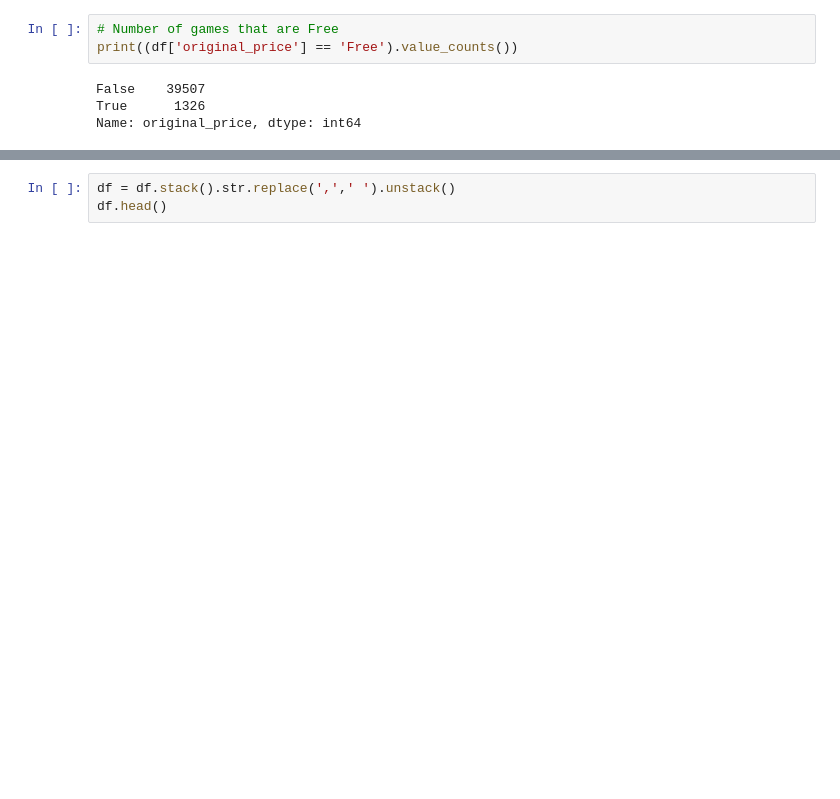
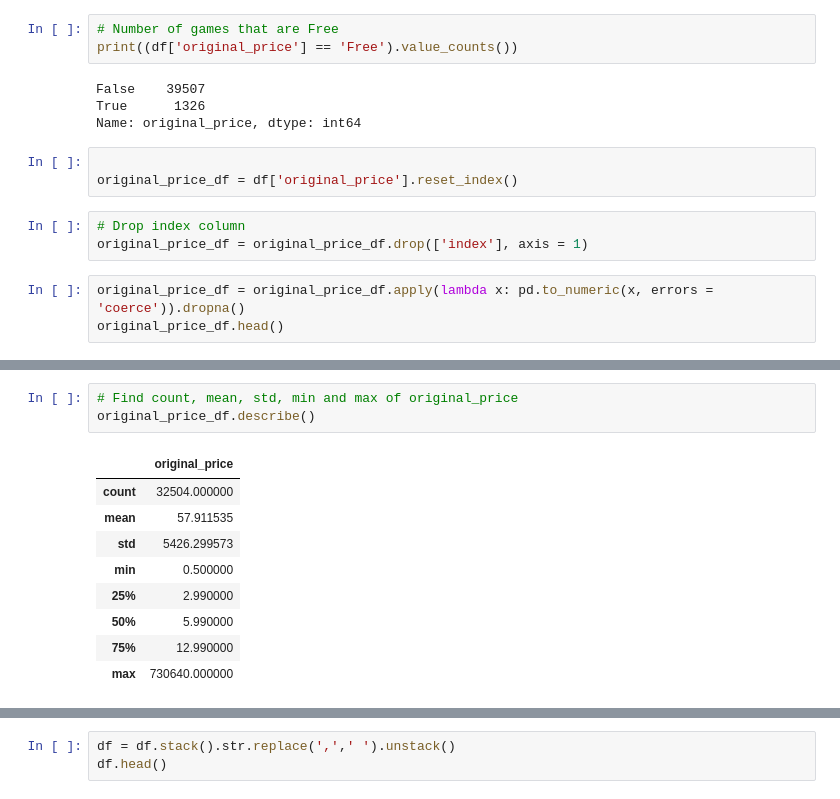
Before and after one commit to dplem/Steam-Game-Recommender, a Jupyter notebook: models/steam_game_exploratory_analysis.ipynb, the cells around one changed output, grey strips where cells are left out. Drawn from its saved outputs; the diff is of its cells as text; blank space fills up the shorter version.

```diff
--- a/models/steam_game_exploratory_analysis.ipynb
+++ b/models/steam_game_exploratory_analysis.ipynb
@@ -132,3 +114,12 @@ print((df['original_price'] == 'Free').value_counts())
 False    39507
 True      1326
 Name: original_price, dtype: int64
+# %%
+
+original_price_df = df['original_price'].reset_index()
+# %%
+# Drop index column
+original_price_df = original_price_df.drop(['index'], axis = 1)
+# %%
+original_price_df = original_price_df.apply(lambda x: pd.to_numeric(x, errors = 'coerce')).dropna()
+original_price_df.head()
@@ -134,0 +133,13 @@ Name: original_price, dtype: int64
+# %%
+# Find count, mean, std, min and max of original_price
+original_price_df.describe()
+# %% [output]
+|  | original_price |
+| count | 32504.000000 |
+| mean | 57.911535 |
+| std | 5426.299573 |
+| min | 0.500000 |
+| 25% | 2.990000 |
+| 50% | 5.990000 |
+| 75% | 12.990000 |
+| max | 730640.000000 |
```
Also changed, not shown: parts of 7 cells of this notebook.
